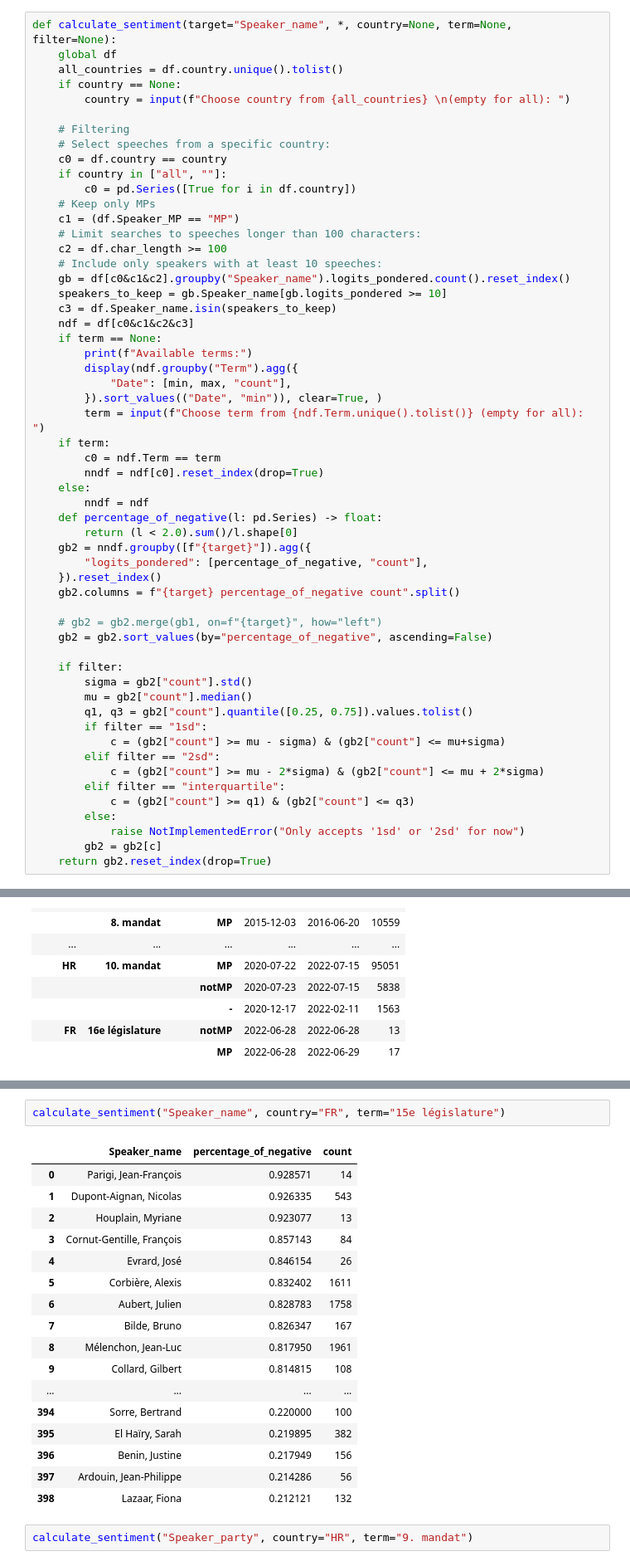
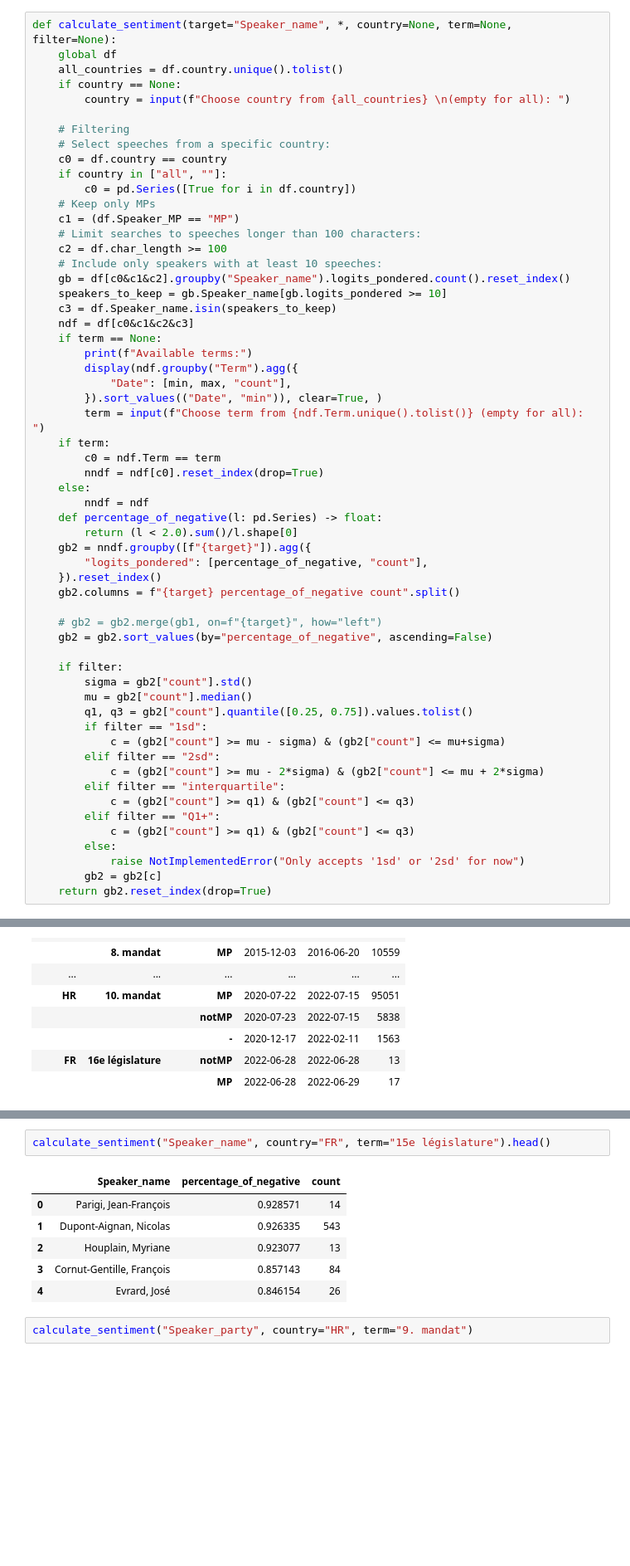
Before and after one commit to clarinsi/parlasent_analysis, a Jupyter notebook: 3_champions_of_sentiment_discoruse.ipynb, the cells around one changed output, grey strips where cells are left out. Shown: that part at 83% size. Drawn from its saved outputs; the diff is of its cells as text; blank space fills up the shorter version.

```diff
--- a/3_champions_of_sentiment_discoruse.ipynb
+++ b/3_champions_of_sentiment_discoruse.ipynb
@@ -72,6 +72,8 @@ def calculate_sentiment(target="Speaker_name", *, country=None, term=None, filte
             c = (gb2["count"] >= mu - 2*sigma) & (gb2["count"] <= mu + 2*sigma)
         elif filter == "interquartile":
             c = (gb2["count"] >= q1) & (gb2["count"] <= q3)
+        elif filter == "Q1+":
+            c = (gb2["count"] >= q1) & (gb2["count"] <= q3)
         else:
             raise NotImplementedError("Only accepts '1sd' or '2sd' for now")
         gb2 = gb2[c]
@@ -125,23 +116,12 @@ calculate_sentiment("Speaker_name", country="HR", term="9. mandat")
 # %%
-calculate_sentiment("Speaker_name", country="FR", term="15e législature")
+calculate_sentiment("Speaker_name", country="FR", term="15e législature").head()
 # %% [output]
 |  | Speaker_name | percentage_of_negative | count |
 | 0 | Parigi, Jean-François | 0.928571 | 14 |
 | 1 | Dupont-Aignan, Nicolas | 0.926335 | 543 |
 | 2 | Houplain, Myriane | 0.923077 | 13 |
 | 3 | Cornut-Gentille, François | 0.857143 | 84 |
 | 4 | Evrard, José | 0.846154 | 26 |
-| 5 | Corbière, Alexis | 0.832402 | 1611 |
-| 6 | Aubert, Julien | 0.828783 | 1758 |
-| 7 | Bilde, Bruno | 0.826347 | 167 |
-| 8 | Mélenchon, Jean-Luc | 0.817950 | 1961 |
-| 9 | Collard, Gilbert | 0.814815 | 108 |
-| ... | ... | ... | ... |
-| 394 | Sorre, Bertrand | 0.220000 | 100 |
-| 395 | El Haïry, Sarah | 0.219895 | 382 |
-| 396 | Benin, Justine | 0.217949 | 156 |
-| 397 | Ardouin, Jean-Philippe | 0.214286 | 56 |
-| 398 | Lazaar, Fiona | 0.212121 | 132 |
 # %%
 calculate_sentiment("Speaker_party", country="HR", term="9. mandat")
 # %% [output]
```
Also changed, not shown: parts of 9 cells of this notebook, 1 other file.
